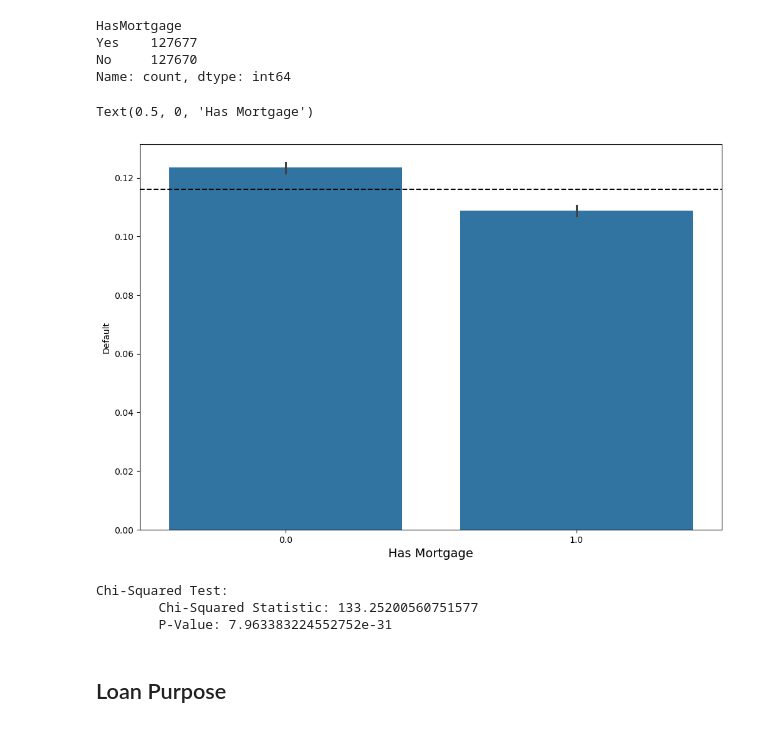
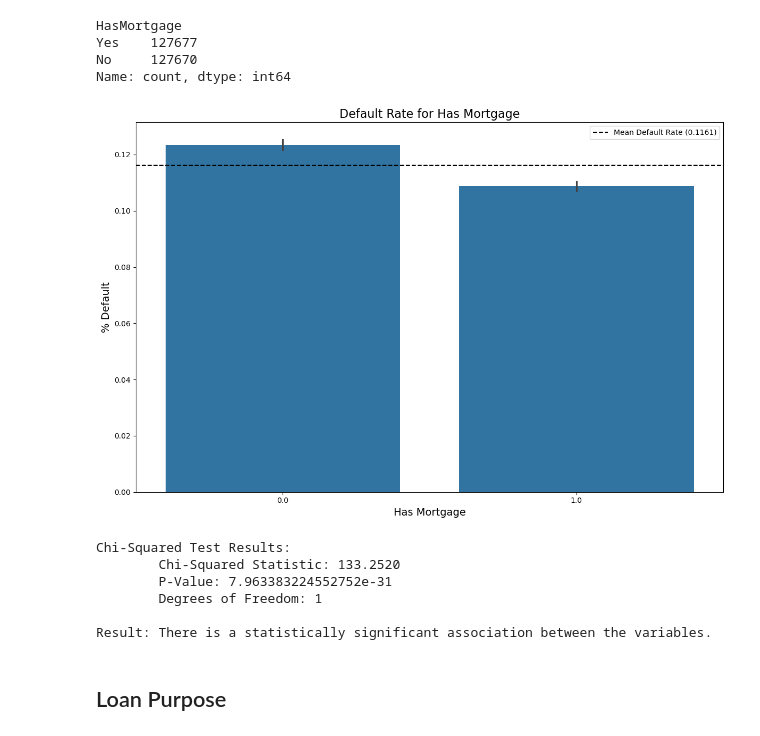
Before and after one commit to christopheragonzales/portfolio, a Jupyter notebook: loan_default_predictions/loan_default_prediction.ipynb, the cells around one changed output. Saved outputs shown, nothing was run; the diff lists cells and outputs as text; code cells hidden in the pictures.

```diff
--- a/loan_default_predictions/loan_default_prediction.ipynb
+++ b/loan_default_predictions/loan_default_prediction.ipynb
@@ -246,24 +247,21 @@ HasMortgage
 Yes    127677
 No     127670
 Name: count, dtype: int64
-# %%
-df_defaultNotNull['has_mortgage'] = df_defaultNotNull['HasMortgage'].map({"Yes": 1.0, "No": 0.0})
-# %%
-_, ax = plt.subplots(figsize=(12,8))
-
-sns.barplot(x='has_mortgage', y='Default', data=df_defaultNotNull)
-ax.axhline(df_defaultNotNull['Default'].mean(), color='k', ls='--', label='Mean Default Rate')
-
-ax.set_xlabel("Has Mortgage", fontsize=14)
-# %% [output]
-Text(0.5, 0, 'Has Mortgage')
-[figure, removed]
-# %%
-run_chi2_test(df_defaultNotNull['has_mortgage'], df_defaultNotNull['Default'])
-# %% [output]
-Chi-Squared Test:
-        Chi-Squared Statistic: 133.25200560751577
-        P-Value: 7.963383224552752e-31
+# %%
+df_defaultNotNull['has_mortgage'] = clean_binary('HasMortgage', df_defaultNotNull)
+# %%
+generate_barplot('has_mortgage', 'Default', df_defaultNotNull)
+# %% [output]
+[figure, added]
+# %%
+run_chi2_test('has_mortgage', 'Default', df_defaultNotNull)
+# %% [output]
+Chi-Squared Test Results:
+        Chi-Squared Statistic: 133.2520
+        P-Value: 7.963383224552752e-31
+        Degrees of Freedom: 1
+
+Result: There is a statistically significant association between the variables.
 # %% [markdown]
 ## Loan Purpose
 # %%
```
Also changed, not shown: parts of 39 cells of this notebook, 18 other files.
